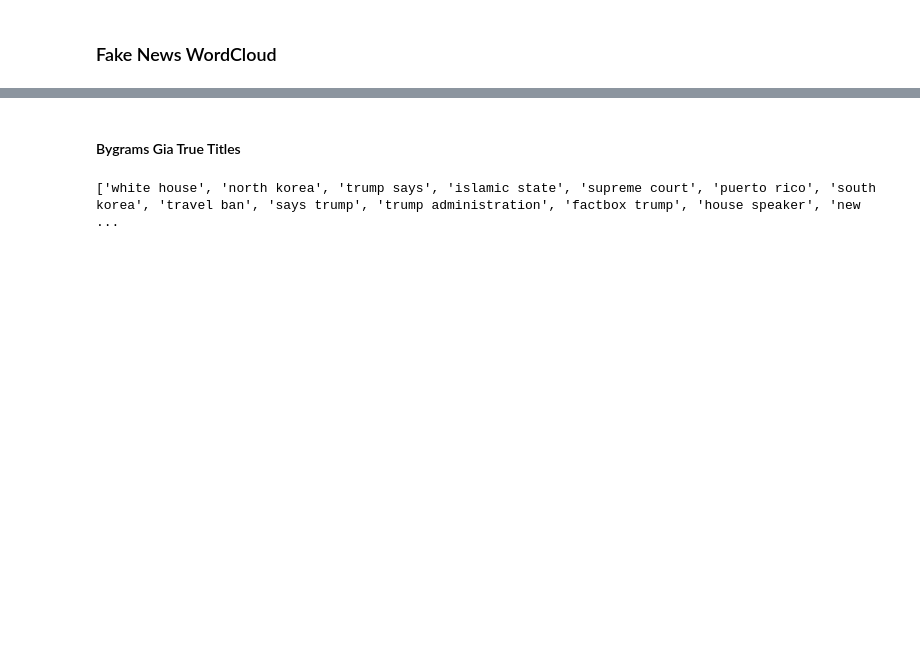
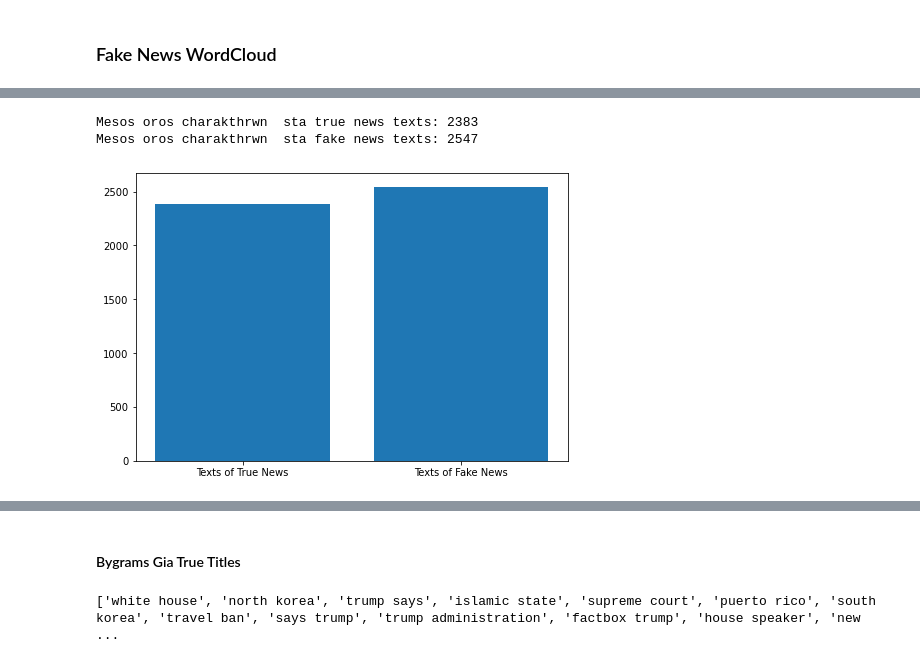
Before and after one commit to Demesta/data_mining_for_fake_news_detection, a Jupyter notebook: andro.ipynb, the cells around one changed output, grey strips where cells are left out. Saved outputs shown, nothing was run; the diff lists cells and outputs as text; code cells hidden in the pictures; blank space fills up the shorter version.

```diff
--- a/andro.ipynb
+++ b/andro.ipynb
@@ -222,0 +281,59 @@ plt.show()
+# %%
+#mesos oros gia true texts:
+
+dfTrue_texts = dfTrue.copy()
+
+dfTrue_texts = dfTrue['text'].tolist()
+
+num_texts_true = len(dfTrue_texts)
+
+count = 0
+total_len = 0
+average_chars = 0
+for i in dfTrue_texts:
+    str = dfTrue_texts[count]
+    count = count+1
+
+    curr_str = str
+    total_len = total_len + len(curr_str)
+
+average_chars = total_len / (count-1)
+average_chars = int(average_chars)
+av_tr = average_chars
+print("Mesos oros charakthrwn  sta true news texts:", average_chars)
+
+#mesos oros gia fake texts:
+
+dfFake_texts = dfFake.copy()
+
+dfFake_texts = dfFake['text'].tolist()
+
+num_texts_fake = len(dfFake_texts)
+
+count = 0
+total_len = 0
+average_chars = 0
+for i in dfFake_texts:
+    str = dfFake_texts[count]
+    count = count+1
+
+    curr_str = str
+    total_len = total_len + len(curr_str)
+
+average_chars = total_len / (count-1)
+average_chars = int(average_chars)
+av_fal = average_chars
+print("Mesos oros charakthrwn  sta fake news texts:", average_chars)
+
+#grafhma
+
+fig = plt.figure()
+ax = fig.add_axes([0,0,1,1])
+titles = ['Texts of True News', 'Texts of Fake News']
+nums = [av_tr, av_fal]
+ax.bar(titles, nums)
+plt.show()
+# %% [output]
+Mesos oros charakthrwn  sta true news texts: 2383
+Mesos oros charakthrwn  sta fake news texts: 2547
+[figure, added]
```
Also changed, not shown: parts of 56 cells of this notebook, 5 other files.
